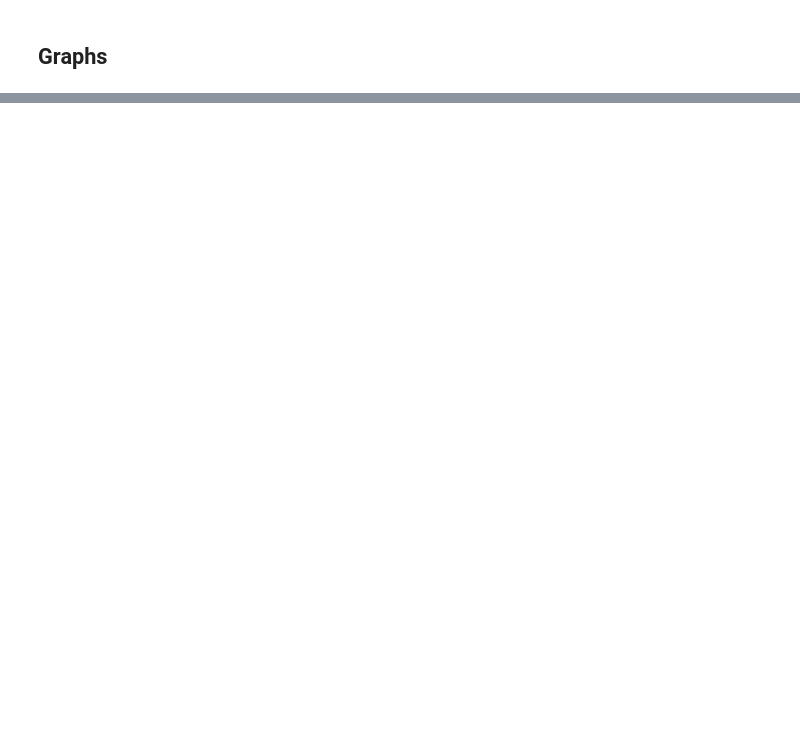
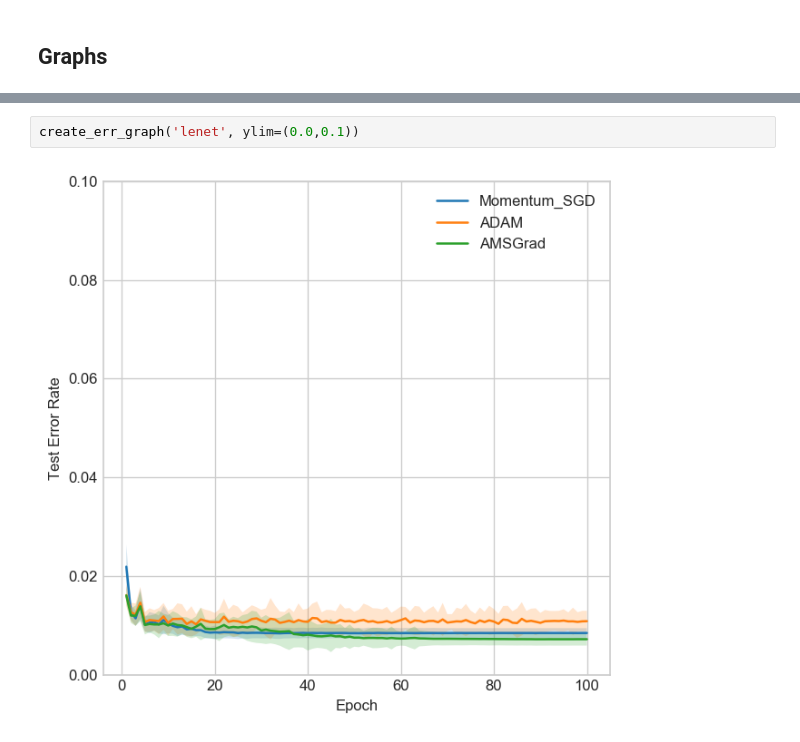
Before and after one commit to lukemerrick/adaptive-gradient, a Jupyter notebook: analyzing results.ipynb, the cells around one changed output, grey strips where cells are left out. Drawn from its saved outputs; the diff is of its cells as text; blank space fills up the shorter version.

```diff
--- a/analyzing results.ipynb
+++ b/analyzing results.ipynb
@@ -205,0 +233,4 @@ create_err_graph('lenet', ylim=(0.007,0.015), start_epoch=5)
+# %%
+create_err_graph('lenet', ylim=(0.0,0.1))
+# %% [output]
+[figure, added]
```
Also changed, not shown: parts of 21 cells of this notebook, 2 other files.
